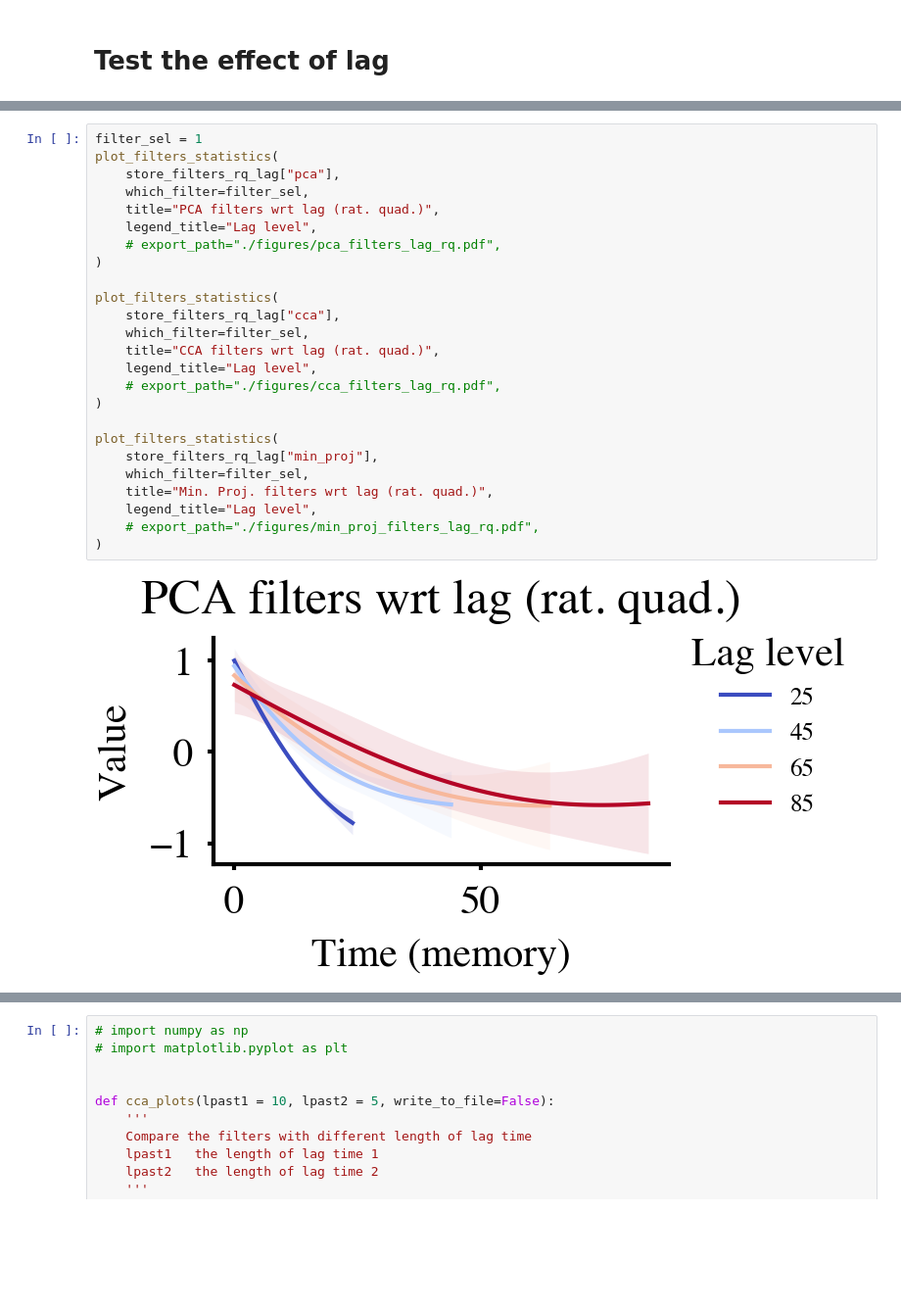
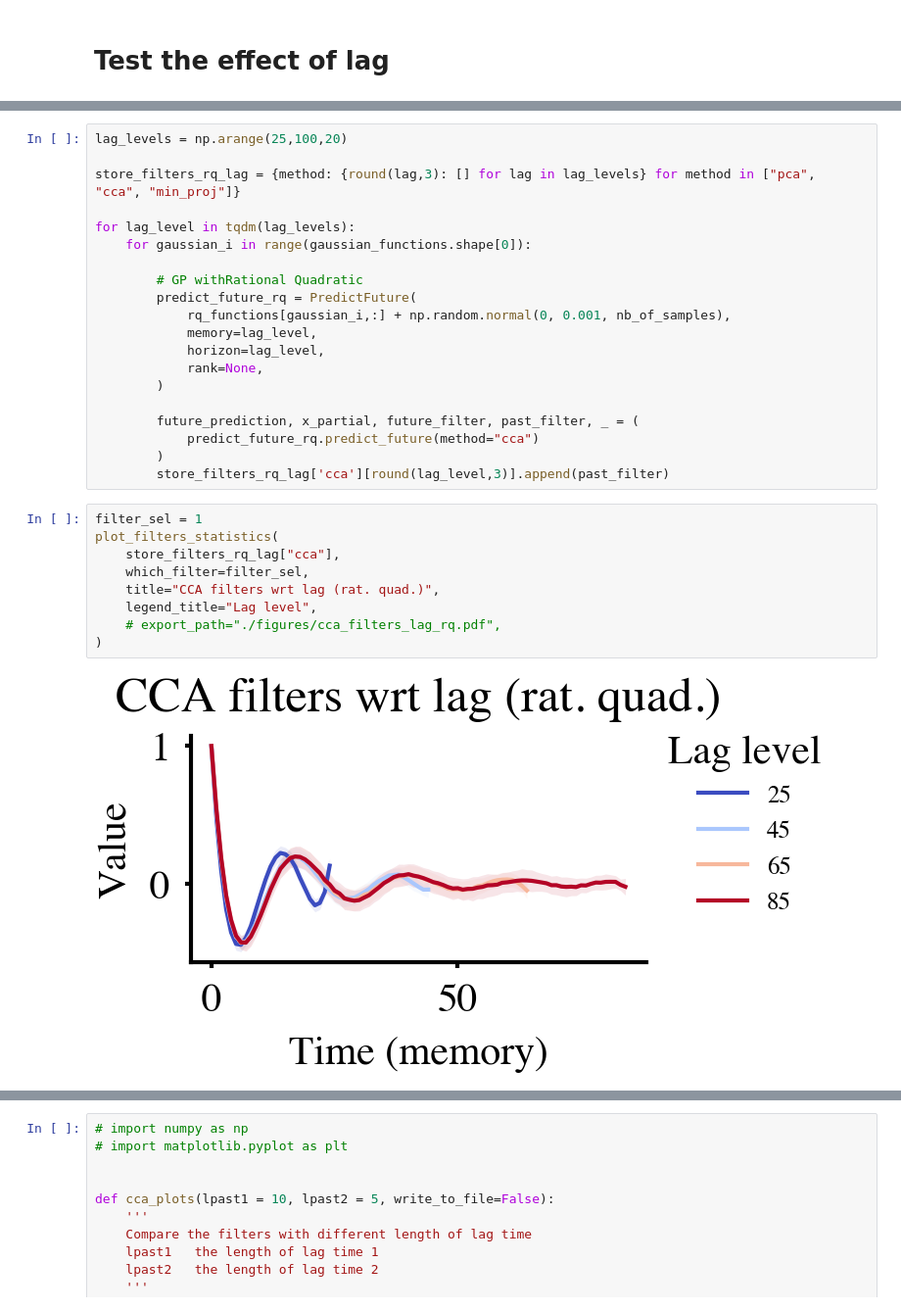
Before and after one commit to ShawnQin/ReSU, a Jupyter notebook: gaussian_processes.ipynb, the cells around one changed output, grey strips where cells are left out. Shown at 98% size. Saved outputs shown, nothing was run; the diff lists cells and outputs as text; blank space fills up the shorter version.

```diff
--- a/gaussian_processes.ipynb
+++ b/gaussian_processes.ipynb
@@ -1075,27 +788,31 @@ for lag_level in tqdm(lag_levels):
+# %%
+lag_levels = np.arange(25,100,20)
+
+store_filters_rq_lag = {method: {round(lag,3): [] for lag in lag_levels} for method in ["pca", "cca", "min_proj"]}
+
+for lag_level in tqdm(lag_levels):
+    for gaussian_i in range(gaussian_functions.shape[0]):
+
+        # GP withRational Quadratic
+        predict_future_rq = PredictFuture(
+            rq_functions[gaussian_i,:] + np.random.normal(0, 0.001, nb_of_samples),
+            memory=lag_level,
+            horizon=lag_level,
+            rank=None,
+        )
+
+        future_prediction, x_partial, future_filter, past_filter, _ = (
+            predict_future_rq.predict_future(method="cca")
+        )
+        store_filters_rq_lag['cca'][round(lag_level,3)].append(past_filter)
 # %%
 filter_sel = 1
-plot_filters_statistics(
-    store_filters_rq_lag["pca"],
-    which_filter=filter_sel,
-    title="PCA filters wrt lag (rat. quad.)",
-    legend_title="Lag level",
-    # export_path="./figures/pca_filters_lag_rq.pdf",
-)
-
 plot_filters_statistics(
     store_filters_rq_lag["cca"],
     which_filter=filter_sel,
     title="CCA filters wrt lag (rat. quad.)",
     legend_title="Lag level",
     # export_path="./figures/cca_filters_lag_rq.pdf",
 )
-
-plot_filters_statistics(
-    store_filters_rq_lag["min_proj"],
-    which_filter=filter_sel,
-    title="Min. Proj. filters wrt lag (rat. quad.)",
-    legend_title="Lag level",
-    # export_path="./figures/min_proj_filters_lag_rq.pdf",
-)
 # %% [output]
-[figure, old version]
+[figure, new version]
```
Also changed, not shown: parts of 41 cells of this notebook, 1 other file.
